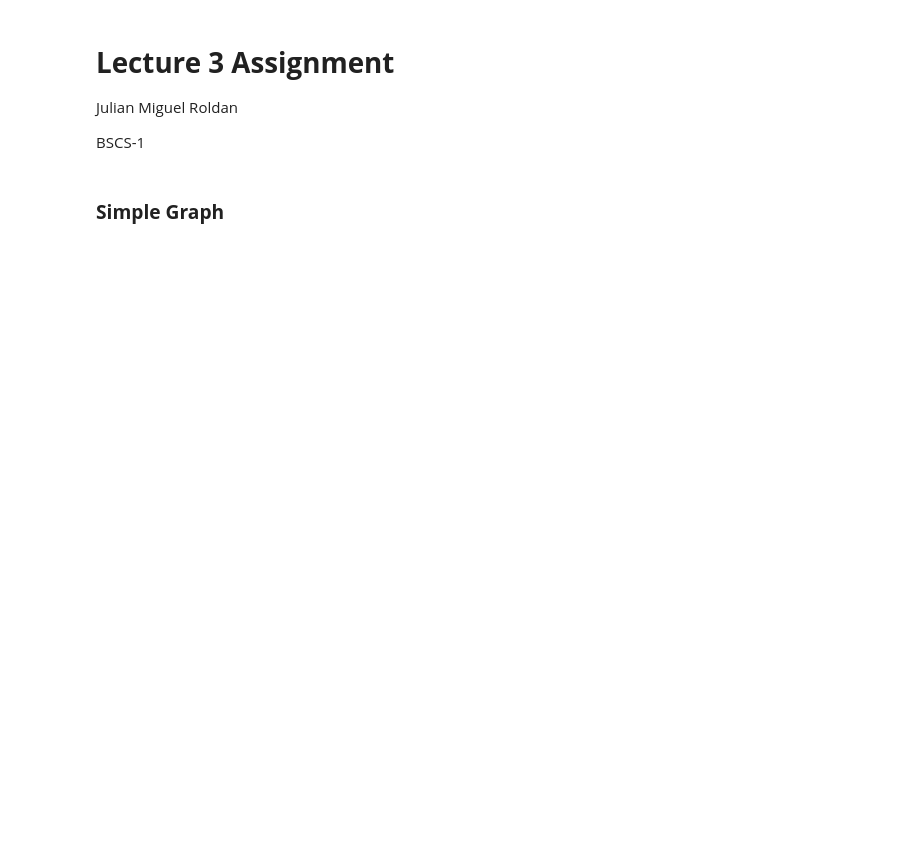
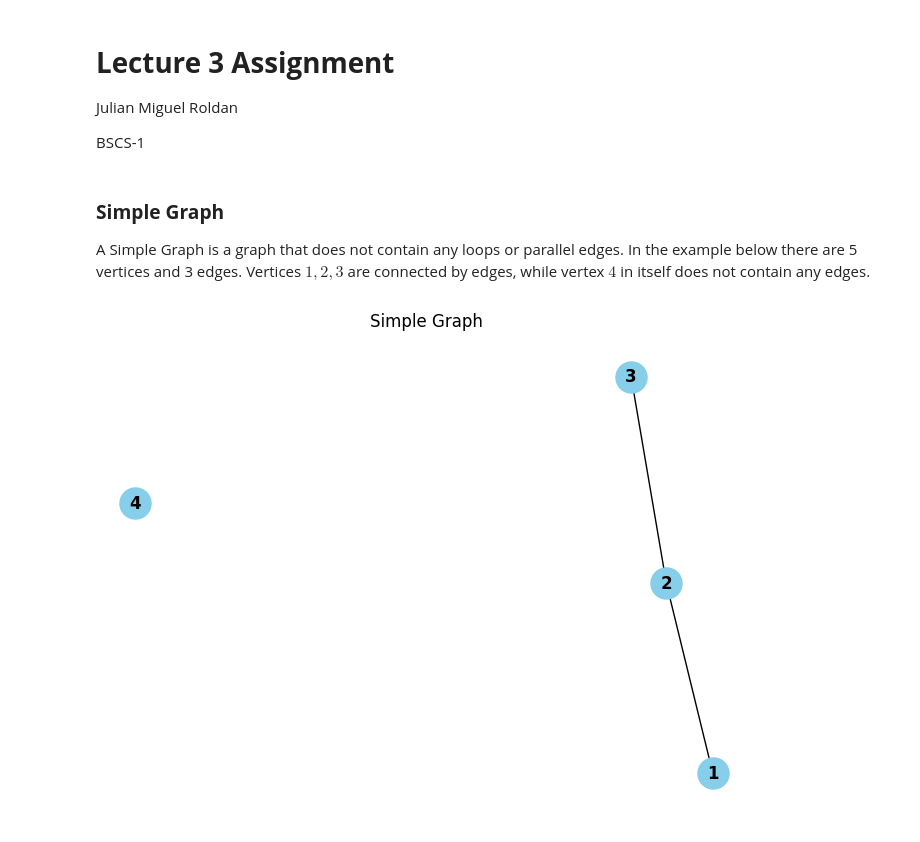
Before and after one commit to Snek-08/Discrete_Math_2_Roldan, a Jupyter notebook: Assignments/Lecture3.ipynb, the cells around one changed output. Drawn from its saved outputs; the diff is of its cells as text; code cells hidden in the pictures; blank space fills up the shorter version.

```diff
--- a/Assignments/Lecture3.ipynb
+++ b/Assignments/Lecture3.ipynb
@@ -4,5 +4,23 @@
 Julian Miguel Roldan
 
 BSCS-1
-# %% [markdown]
-### **Simple Graph**
+# %% [markdown]
+### **Simple Graph**
+
+A Simple Graph is a graph that does not contain any loops or parallel edges. In the example below there are 5 vertices and 3 edges. Vertices ${1, 2, 3}$ are connected by edges, while vertex ${4}$ in itself does not contain any edges.
+# %%
+import networkx as nx
+import matplotlib.pyplot as plt
+
+G = nx.Graph()
+
+G.add_nodes_from([1, 2, 3, 4])
+
+G.add_edges_from([(1, 2), (2, 3)])
+
+nx.draw(G, with_labels=True, node_color='skyblue', node_size=500, font_size=12, font_weight='bold')
+
+plt.title('Simple Graph')
+plt.show()
+# %% [output]
+[figure, added]
```
Also changed, not shown: parts of 23 cells of this notebook, 1 other file.
